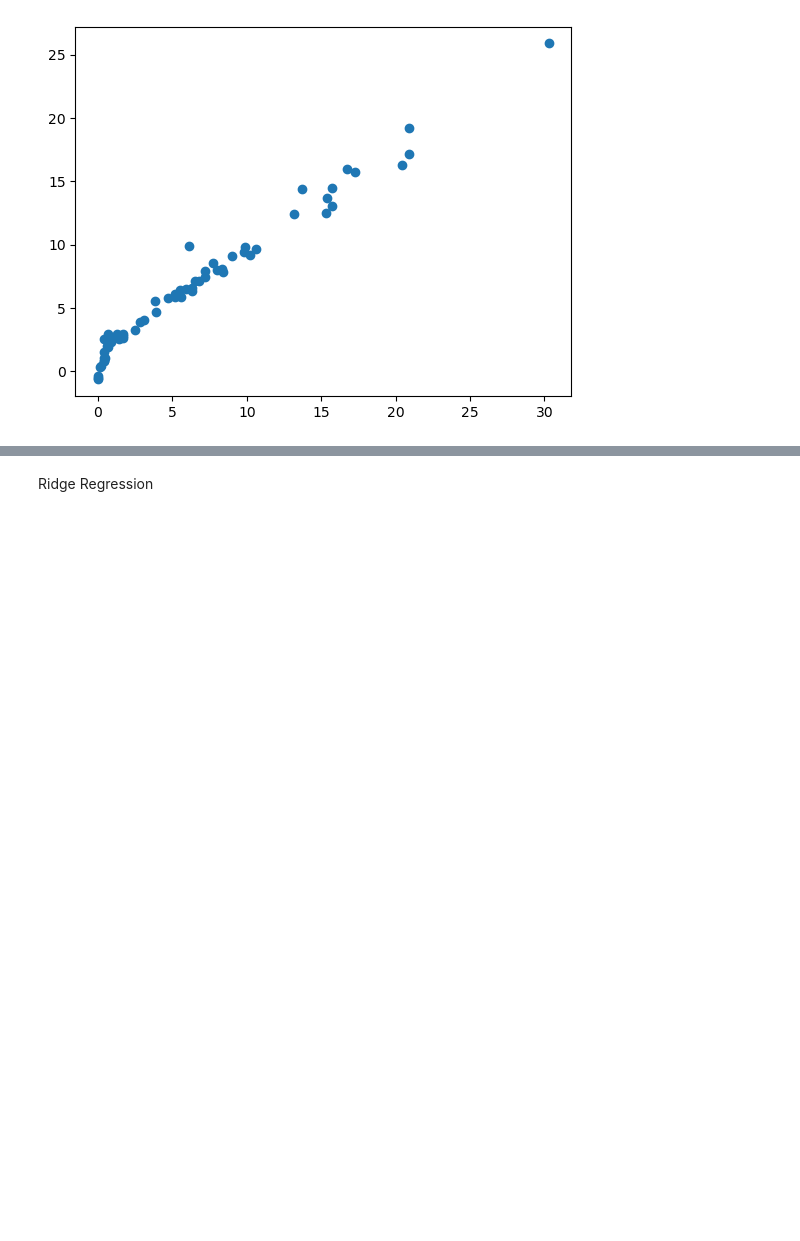
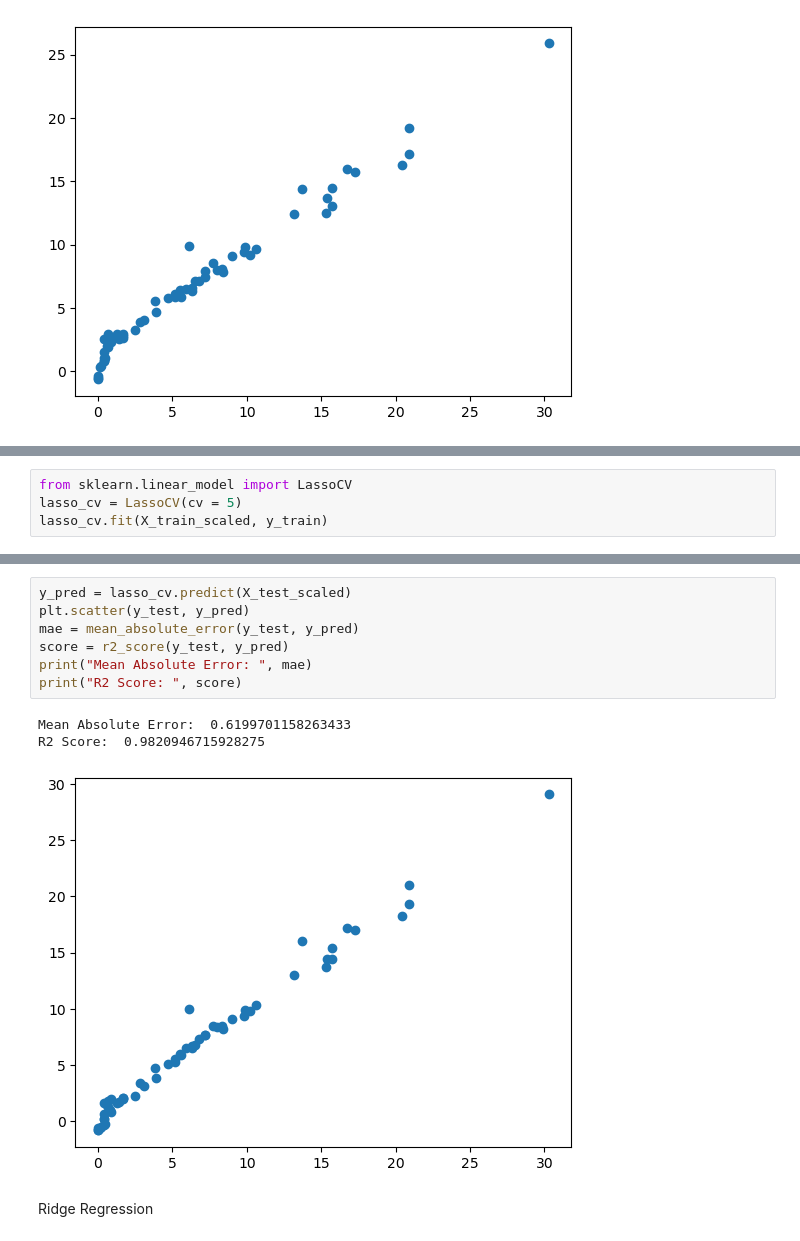
Before and after one commit to cyrolux123/Machine-Learning-Detailed, a Jupyter notebook: Regression/model-training.ipynb, the cells around one changed output, grey strips where cells are left out. Cells and saved outputs as stored; diff of their text form; blank space fills up the shorter version.

```diff
--- a/Regression/model-training.ipynb
+++ b/Regression/model-training.ipynb
@@ -232,0 +235,4 @@ R2 Score:  0.9492020263112388
+# %%
+from sklearn.linear_model import LassoCV
+lasso_cv = LassoCV(cv = 5)
+lasso_cv.fit(X_train_scaled, y_train)
@@ -233,3 +301,14 @@ R2 Score:  0.9492020263112388
+# %%
+y_pred = lasso_cv.predict(X_test_scaled)
+plt.scatter(y_test, y_pred)
+mae = mean_absolute_error(y_test, y_pred)
+score = r2_score(y_test, y_pred)
+print("Mean Absolute Error: ", mae)
+print("R2 Score: ", score)
+# %% [output]
+Mean Absolute Error:  0.6199701158263433
+R2 Score:  0.9820946715928275
+[figure, added]
 # %% [markdown]
 Ridge Regression
 # %%
```
Also changed, not shown: parts of 12 cells of this notebook.
